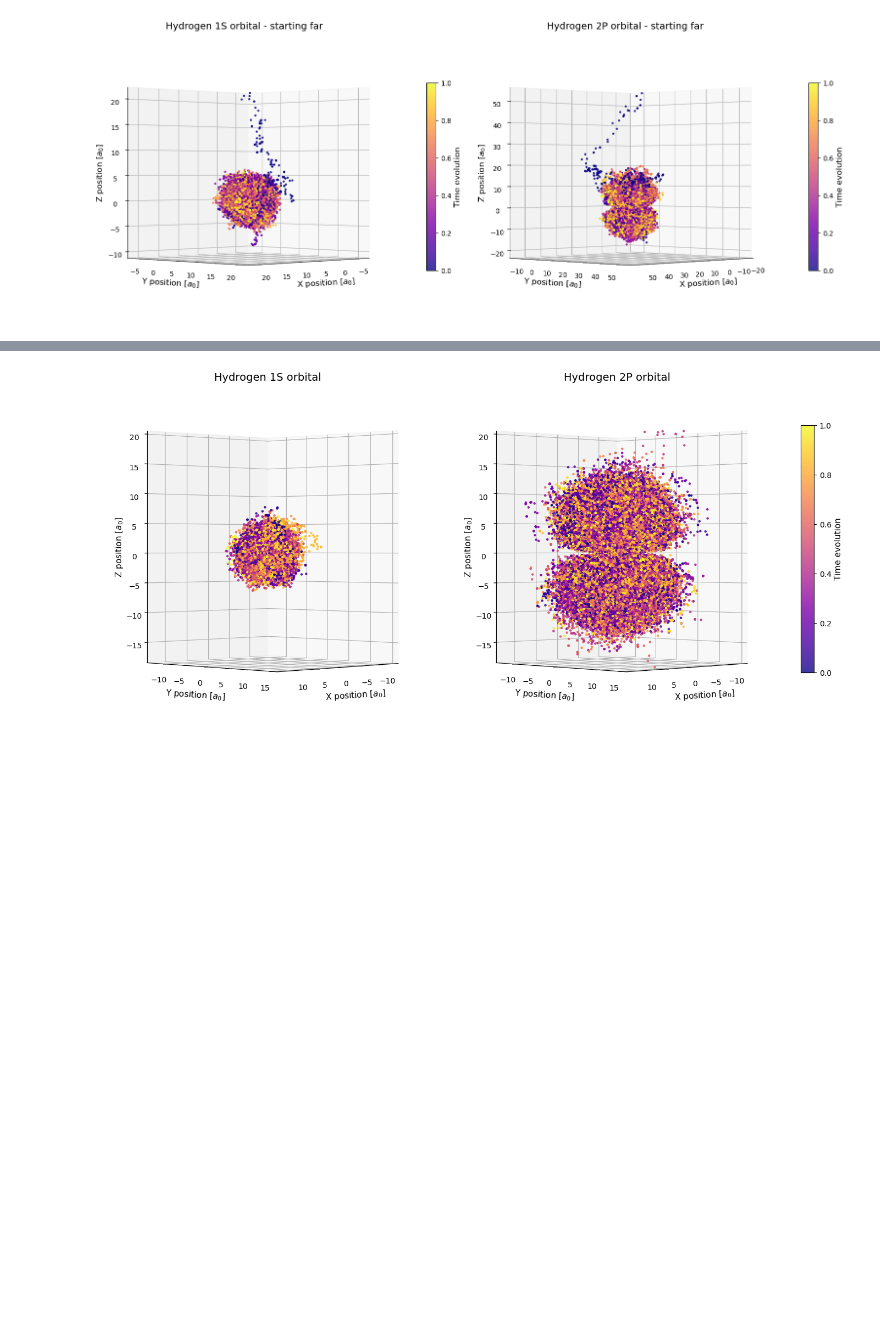
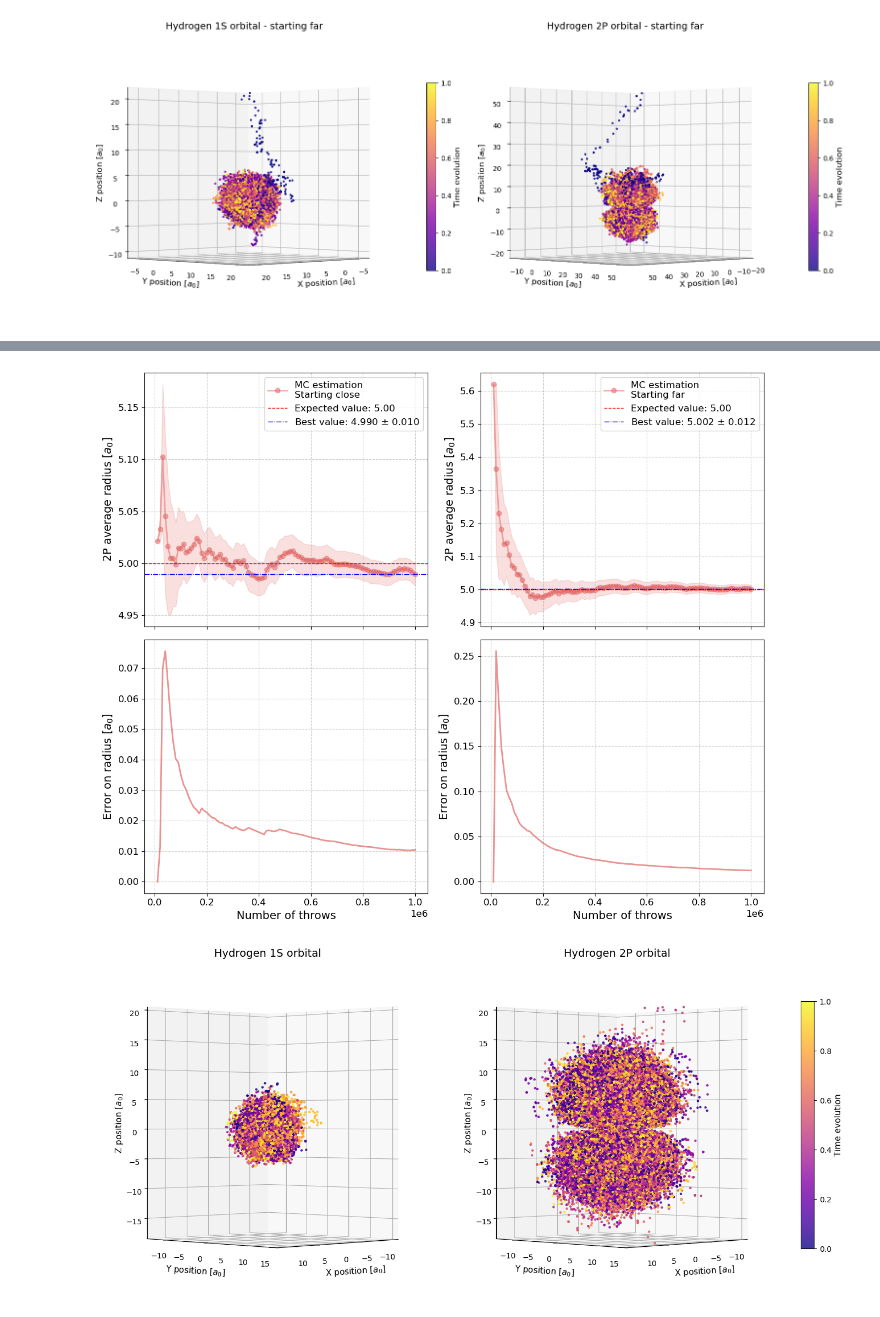
Before and after one commit to SMDP02/Numerical-Simulation---AA-2024-2025, a Jupyter notebook: Lect_5/DiPaolo_Lecture_5.ipynb, the cells around one changed output, grey strips where cells are left out. Drawn from its saved outputs; the diff is of its cells as text; code cells hidden in the pictures; blank space fills up the shorter version.

```diff
--- a/Lect_5/DiPaolo_Lecture_5.ipynb
+++ b/Lect_5/DiPaolo_Lecture_5.ipynb
@@ -306,3 +417,57 @@ plt.show()
+# %%
+fig, ax = plt.subplots(2, 2, figsize=(12, 10))
+
+plasma = plt.cm.plasma
+ref_color = 'red'
+ref_color_2 = 'blue'
+file_2p = "output_average_2p_gauss.data"
+file_2p_far = "output_average_2p_far_gauss.data"
+x_2p, y_2p, error_2p = np.loadtxt(file_2p, usecols=(0, 1, 2), delimiter='\t', unpack=True)
+x_2p_far, y_2p_far, error_2p_far = np.loadtxt(file_2p_far, usecols=(0, 1, 2), delimiter='\t', unpack=True)
+color_2p = plasma(0.6)
+
+# 2P - Near
+ax[0, 0].plot(x_2p, y_2p, marker='o', color=color_2p, alpha=0.5, label='MC estimation \nStarting close')
+ax[0, 0].fill_between(x_2p, y_2p+error_2p,y_2p-error_2p, color=color_2p, alpha=0.2)
+ax[0, 0].axhline(y=5., color=ref_color, linestyle='--', linewidth=1,
+                 label=f'Expected value: {expected_val:.2f}')
+ax[0, 0].axhline(y=y_2p[99], color=ref_color_2, linestyle='-.', linewidth=1,
+                     label=rf'Best value: {y_2p[99]:.3f} $\pm$ {error_2p[99]:.3f}')
+ax[0, 0].set_ylabel('2P average radius [$a_0$]')
+ax[0, 0].tick_params(axis='x', labelbottom=False)
+ax[0, 0].grid(True, linestyle='--', alpha=0.6)
+ax[0, 0].legend()
+
+# 2P - Far
+ax[0, 1].plot(x_2p_far, y_2p_far, marker='o', color=color_2p, alpha=0.5, label='MC estimation \nStarting far')
+ax[0, 1].fill_between(x_2p_far, y_2p_far+error_2p_far,y_2p_far-error_2p_far, color=color_2p, alpha=0.2)
+ax[0, 1].axhline(y=5., color=ref_color, linestyle='--', linewidth=1,
+                 label=f'Expected value: {expected_val:.2f}')
+ax[0, 1].axhline(y=y_2p_far[99], color=ref_color_2, linestyle='-.', linewidth=1,
+                     label=rf'Best value: {y_2p_far[99]:.3f} $\pm$ {error_2p_far[99]:.3f}')
+ax[0, 1].tick_params(axis='x', labelbottom=False)
+ax[0, 1].set_ylabel('2P average radius [$a_0$]')
+ax[0, 1].grid(True, linestyle='--', alpha=0.6)
+ax[0, 1].legend()
+
+# Errori
+ax[1, 0].plot(x_2p, error_2p, '-', color=color_2p, alpha=0.7)
+ax[1, 0].set_xlabel('Number of throws')
+ax[1, 0].set_ylabel('Error on radius [$a_0$]')
+ax[1, 0].grid(True, linestyle='--', alpha=0.6)
+
+ax[1, 1].plot(x_2p_far, error_2p_far, '-', color=color_2p, alpha=0.7)
+ax[1, 1].set_xlabel('Number of throws')
+ax[1, 1].set_ylabel('Error on radius [$a_0$]')
+ax[1, 1].grid(True, linestyle='--', alpha=0.6)
+
+
+
+
+plt.tight_layout()
+plt.show()
+# %% [output]
+[figure, added]
 # %%
 data_1s = np.loadtxt("positions_1s_gauss.data")
 data_2p = np.loadtxt("positions_2p_gauss.data")
```
Also changed, not shown: parts of 9 cells of this notebook.
